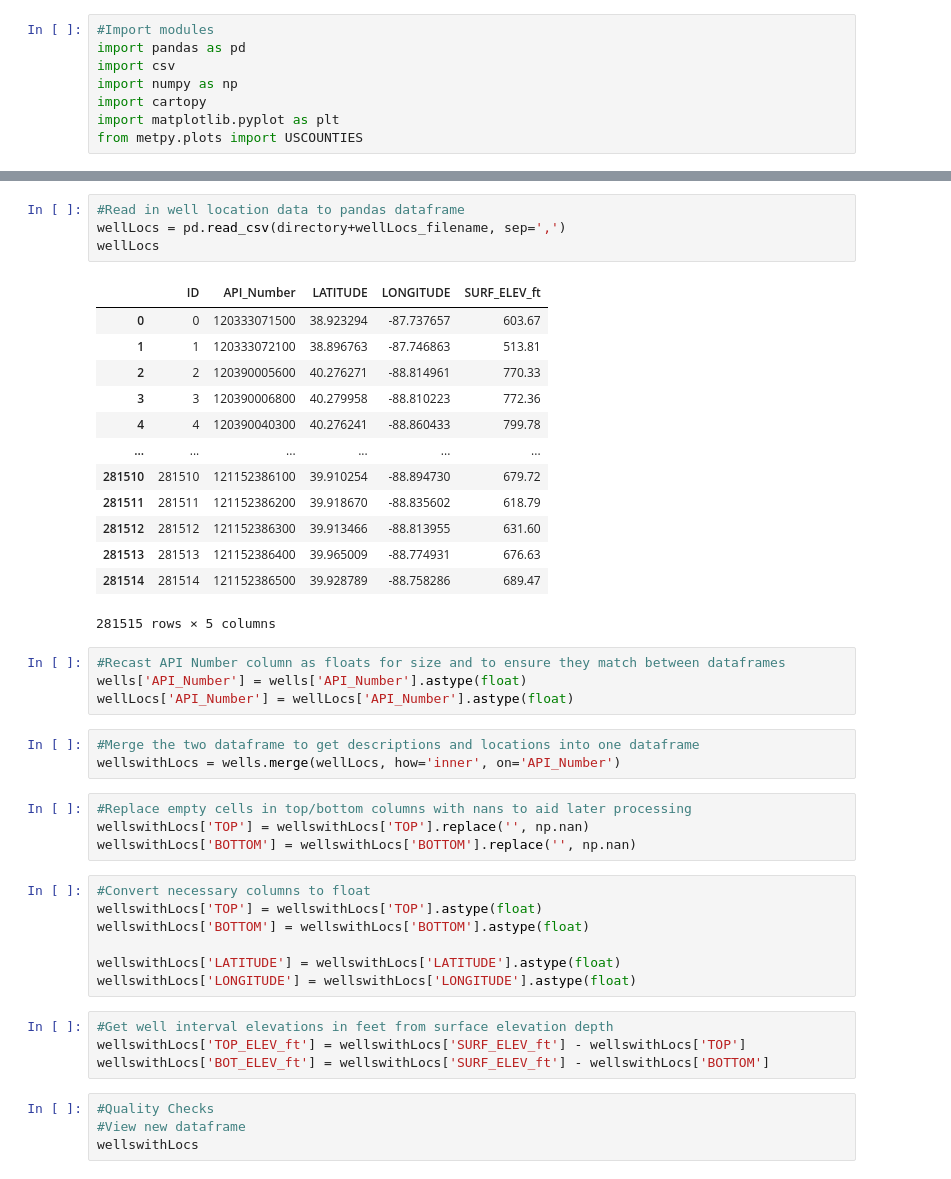
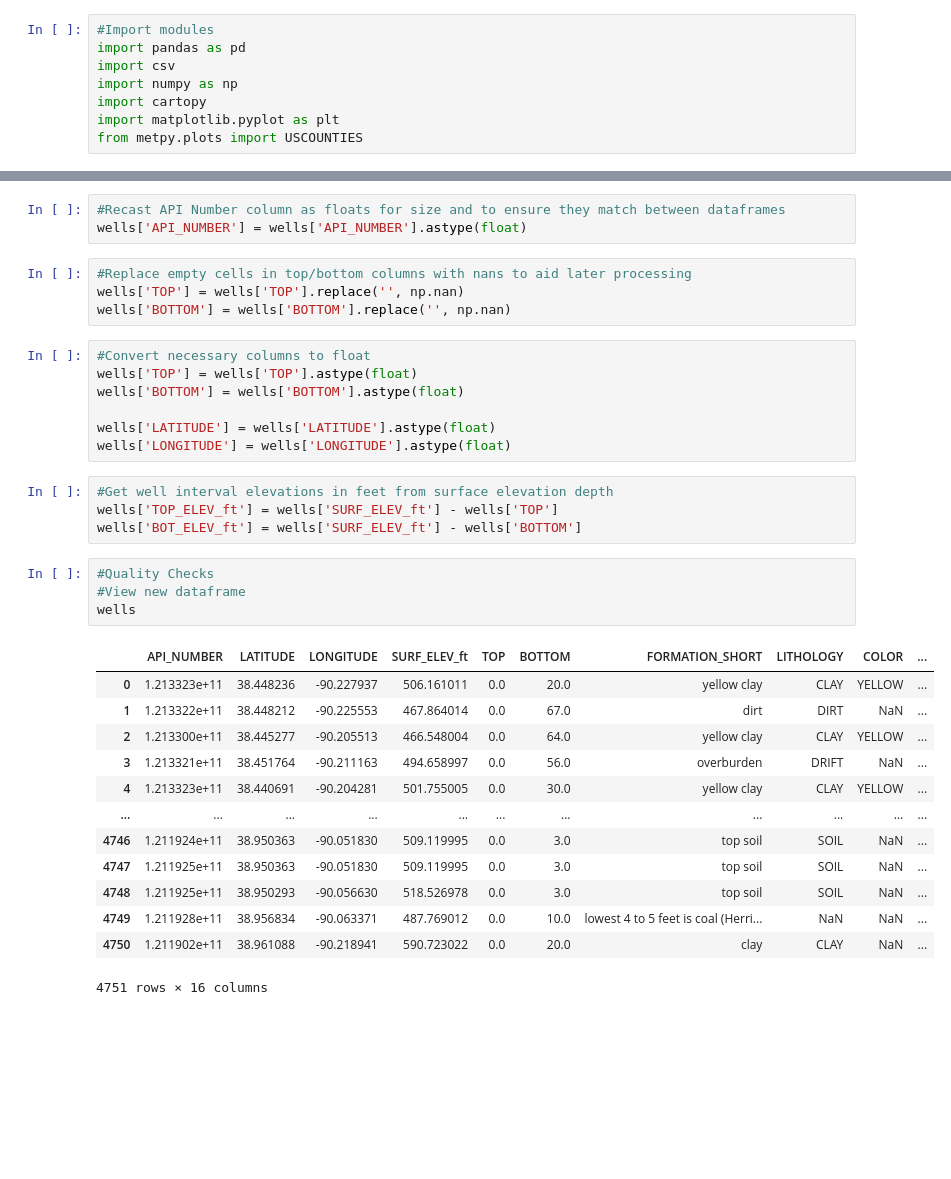
Before and after one commit to RJbalikian/ILWellData, a Jupyter notebook: Merge_APISpatial.ipyb.ipynb, the cells around one changed output, grey strips where cells are left out. Cells and saved outputs as stored; diff of their text form; blank space fills up the shorter version.

Commit message:
Update to just clean data (merge no longer necessasry due to GIS output)

```diff
--- a/Merge_APISpatial.ipyb.ipynb
+++ b/Merge_APISpatial.ipyb.ipynb
@@ -46,47 +34,39 @@ wells
-# %%
-#Read in well location data to pandas dataframe
-wellLocs = pd.read_csv(directory+wellLocs_filename, sep=',')
-wellLocs
-# %% [output]
-|  | ID | API_Number | LATITUDE | LONGITUDE | SURF_ELEV_ft |
-| 0 | 0 | 120333071500 | 38.923294 | -87.737657 | 603.67 |
-| 1 | 1 | 120333072100 | 38.896763 | -87.746863 | 513.81 |
-| 2 | 2 | 120390005600 | 40.276271 | -88.814961 | 770.33 |
-| 3 | 3 | 120390006800 | 40.279958 | -88.810223 | 772.36 |
-| 4 | 4 | 120390040300 | 40.276241 | -88.860433 | 799.78 |
-| ... | ... | ... | ... | ... | ... |
-| 281510 | 281510 | 121152386100 | 39.910254 | -88.894730 | 679.72 |
-| 281511 | 281511 | 121152386200 | 39.918670 | -88.835602 | 618.79 |
-| 281512 | 281512 | 121152386300 | 39.913466 | -88.813955 | 631.60 |
-| 281513 | 281513 | 121152386400 | 39.965009 | -88.774931 | 676.63 |
-| 281514 | 281514 | 121152386500 | 39.928789 | -88.758286 | 689.47 |
-281515 rows × 5 columns
 # %%
 #Recast API Number column as floats for size and to ensure they match between dataframes
-wells['API_Number'] = wells['API_Number'].astype(float)
-wellLocs['API_Number'] = wellLocs['API_Number'].astype(float)
+wells['API_NUMBER'] = wells['API_NUMBER'].astype(float)
-# %%
-#Merge the two dataframe to get descriptions and locations into one dataframe
-wellswithLocs = wells.merge(wellLocs, how='inner', on='API_Number')
 # %%
 #Replace empty cells in top/bottom columns with nans to aid later processing
-wellswithLocs['TOP'] = wellswithLocs['TOP'].replace('', np.nan)
-wellswithLocs['BOTTOM'] = wellswithLocs['BOTTOM'].replace('', np.nan)
+wells['TOP'] = wells['TOP'].replace('', np.nan)
+wells['BOTTOM'] = wells['BOTTOM'].replace('', np.nan)
 # %%
 #Convert necessary columns to float
-wellswithLocs['TOP'] = wellswithLocs['TOP'].astype(float)
-wellswithLocs['BOTTOM'] = wellswithLocs['BOTTOM'].astype(float)
+wells['TOP'] = wells['TOP'].astype(float)
+wells['BOTTOM'] = wells['BOTTOM'].astype(float)
 
-wellswithLocs['LATITUDE'] = wellswithLocs['LATITUDE'].astype(float)
-wellswithLocs['LONGITUDE'] = wellswithLocs['LONGITUDE'].astype(float)
+wells['LATITUDE'] = wells['LATITUDE'].astype(float)
+wells['LONGITUDE'] = wells['LONGITUDE'].astype(float)
 # %%
 #Get well interval elevations in feet from surface elevation depth
-wellswithLocs['TOP_ELEV_ft'] = wellswithLocs['SURF_ELEV_ft'] - wellswithLocs['TOP']
-wellswithLocs['BOT_ELEV_ft'] = wellswithLocs['SURF_ELEV_ft'] - wellswithLocs['BOTTOM']
+wells['TOP_ELEV_ft'] = wells['SURF_ELEV_ft'] - wells['TOP']
+wells['BOT_ELEV_ft'] = wells['SURF_ELEV_ft'] - wells['BOTTOM']
 # %%
 #Quality Checks
 #View new dataframe
-wellswithLocs
+wells
+# %% [output]
+|  | API_NUMBER | LATITUDE | LONGITUDE | SURF_ELEV_ft | TOP | BOTTOM | FORMATION_SHORT | LITHOLOGY | COLOR | ... |
+| 0 | 1.213323e+11 | 38.448236 | -90.227937 | 506.161011 | 0.0 | 20.0 | yellow clay | CLAY | YELLOW | ... |
+| 1 | 1.213322e+11 | 38.448212 | -90.225553 | 467.864014 | 0.0 | 67.0 | dirt | DIRT | NaN | ... |
+| 2 | 1.213300e+11 | 38.445277 | -90.205513 | 466.548004 | 0.0 | 64.0 | yellow clay | CLAY | YELLOW | ... |
+| 3 | 1.213321e+11 | 38.451764 | -90.211163 | 494.658997 | 0.0 | 56.0 | overburden | DRIFT | NaN | ... |
+| 4 | 1.213323e+11 | 38.440691 | -90.204281 | 501.755005 | 0.0 | 30.0 | yellow clay | CLAY | YELLOW | ... |
+| ... | ... | ... | ... | ... | ... | ... | ... | ... | ... | ... |
+| 4746 | 1.211924e+11 | 38.950363 | -90.051830 | 509.119995 | 0.0 | 3.0 | top soil | SOIL | NaN | ... |
+| 4747 | 1.211925e+11 | 38.950363 | -90.051830 | 509.119995 | 0.0 | 3.0 | top soil | SOIL | NaN | ... |
+| 4748 | 1.211925e+11 | 38.950293 | -90.056630 | 518.526978 | 0.0 | 3.0 | top soil | SOIL | NaN | ... |
+| 4749 | 1.211928e+11 | 38.956834 | -90.063371 | 487.769012 | 0.0 | 10.0 | lowest 4 to 5 feet is coal (Herri... | NaN | NaN | ... |
+| 4750 | 1.211902e+11 | 38.961088 | -90.218941 | 590.723022 | 0.0 | 20.0 | clay | CLAY | NaN | ... |
+4751 rows × 16 columns
 # %%
 #Chart data
 proj = cartopy.crs.PlateCarree()
```
Also changed, not shown: parts of 5 cells of this notebook.
